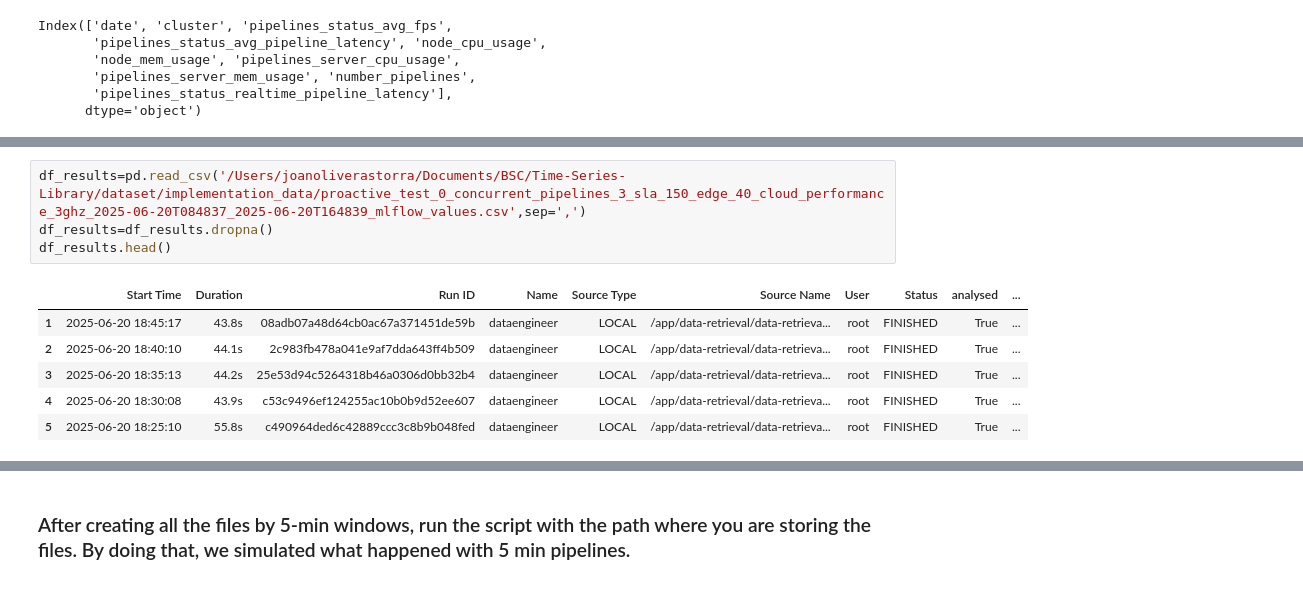
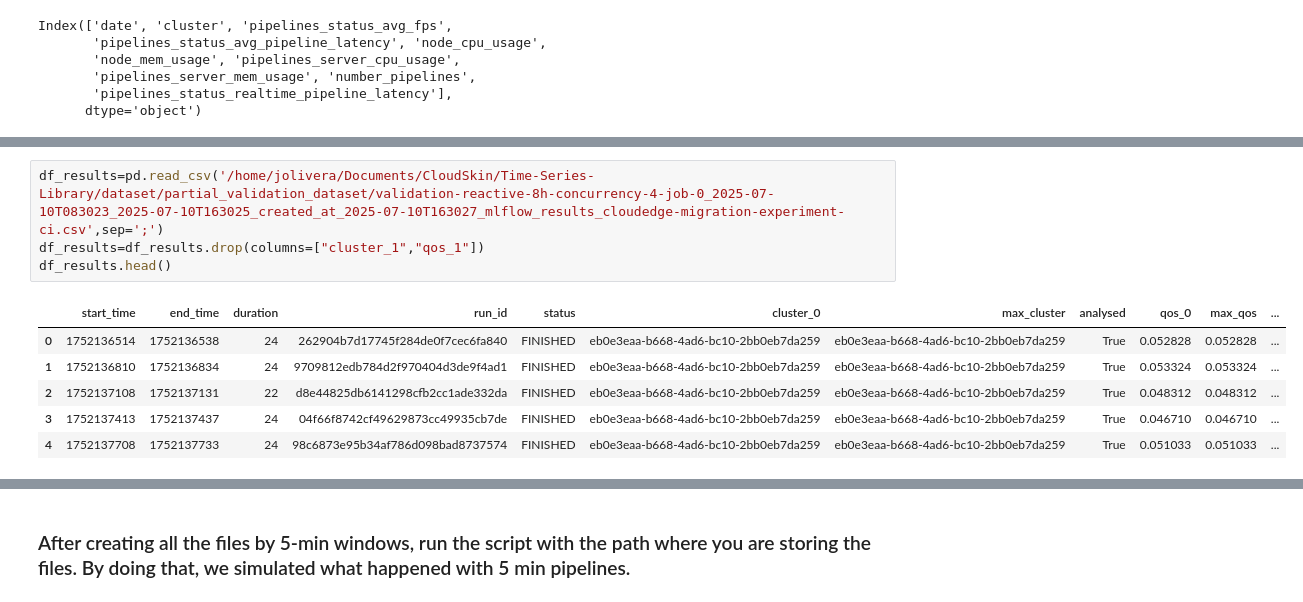
Before and after one commit to ProtossGP32/Time-Series-Library, a Jupyter notebook: result_analysis/migrations_analysis.ipynb, the cells around one changed output, grey strips where cells are left out. Saved outputs shown, nothing was run; the diff lists cells and outputs as text.

```diff
--- a/result_analysis/migrations_analysis.ipynb
+++ b/result_analysis/migrations_analysis.ipynb
@@ -611,12 +605,12 @@ nan
 # %%
-df_results=pd.read_csv('/Users/joanoliverastorra/Documents/BSC/Time-Series-Library/dataset/implementation_data/proactive_test_0_concurrent_pipelines_3_sla_150_edge_40_cloud_performance_3ghz_2025-06-20T084837_2025-06-20T164839_mlflow_values.csv',sep=',')
-df_results=df_results.dropna()
+df_results=pd.read_csv('/home/jolivera/Documents/CloudSkin/Time-Series-Library/dataset/partial_validation_dataset/validation-reactive-8h-concurrency-4-job-0_2025-07-10T083023_2025-07-10T163025_created_at_2025-07-10T163027_mlflow_results_cloudedge-migration-experiment-ci.csv',sep=';')
+df_results=df_results.drop(columns=["cluster_1","qos_1"])
 df_results.head()
 # %% [output]
-|  | Start Time | Duration | Run ID | Name | Source Type | Source Name | User | Status | analysed | ... |
-| 1 | 2025-06-20 18:45:17 | 43.8s | 08adb07a48d64cb0ac67a371451de59b | dataengineer | LOCAL | /app/data-retrieval/data-retrieva... | root | FINISHED | True | ... |
-| 2 | 2025-06-20 18:40:10 | 44.1s | 2c983fb478a041e9af7dda643ff4b509 | dataengineer | LOCAL | /app/data-retrieval/data-retrieva... | root | FINISHED | True | ... |
-| 3 | 2025-06-20 18:35:13 | 44.2s | 25e53d94c5264318b46a0306d0bb32b4 | dataengineer | LOCAL | /app/data-retrieval/data-retrieva... | root | FINISHED | True | ... |
-| 4 | 2025-06-20 18:30:08 | 43.9s | c53c9496ef124255ac10b0b9d52ee607 | dataengineer | LOCAL | /app/data-retrieval/data-retrieva... | root | FINISHED | True | ... |
-| 5 | 2025-06-20 18:25:10 | 55.8s | c490964ded6c42889ccc3c8b9b048fed | dataengineer | LOCAL | /app/data-retrieval/data-retrieva... | root | FINISHED | True | ... |
+|  | start_time | end_time | duration | run_id | status | cluster_0 | max_cluster | analysed | qos_0 | max_qos | ... |
+| 0 | 1752136514 | 1752136538 | 24 | 262904b7d17745f284de0f7cec6fa840 | FINISHED | eb0e3eaa-b668-4ad6-bc10-2bb0eb7da259 | eb0e3eaa-b668-4ad6-bc10-2bb0eb7da259 | True | 0.052828 | 0.052828 | ... |
+| 1 | 1752136810 | 1752136834 | 24 | 9709812edb784d2f970404d3de9f4ad1 | FINISHED | eb0e3eaa-b668-4ad6-bc10-2bb0eb7da259 | eb0e3eaa-b668-4ad6-bc10-2bb0eb7da259 | True | 0.053324 | 0.053324 | ... |
+| 2 | 1752137108 | 1752137131 | 22 | d8e44825db6141298cfb2cc1ade332da | FINISHED | eb0e3eaa-b668-4ad6-bc10-2bb0eb7da259 | eb0e3eaa-b668-4ad6-bc10-2bb0eb7da259 | True | 0.048312 | 0.048312 | ... |
+| 3 | 1752137413 | 1752137437 | 24 | 04f66f8742cf49629873cc49935cb7de | FINISHED | eb0e3eaa-b668-4ad6-bc10-2bb0eb7da259 | eb0e3eaa-b668-4ad6-bc10-2bb0eb7da259 | True | 0.046710 | 0.046710 | ... |
+| 4 | 1752137708 | 1752137733 | 24 | 98c6873e95b34af786d098bad8737574 | FINISHED | eb0e3eaa-b668-4ad6-bc10-2bb0eb7da259 | eb0e3eaa-b668-4ad6-bc10-2bb0eb7da259 | True | 0.051033 | 0.051033 | ... |
 # %%
```
Also changed, not shown: parts of 24 cells of this notebook, 2 other files.
